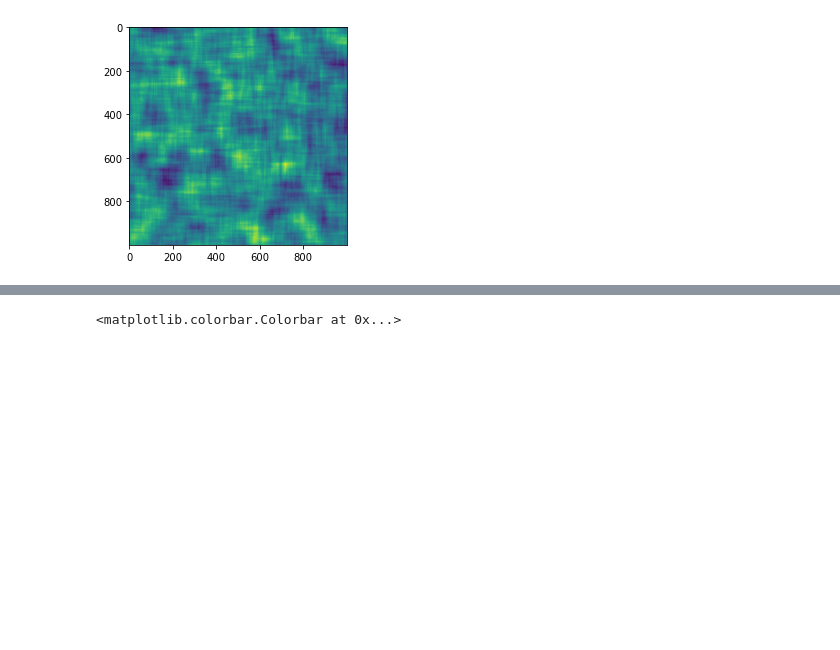
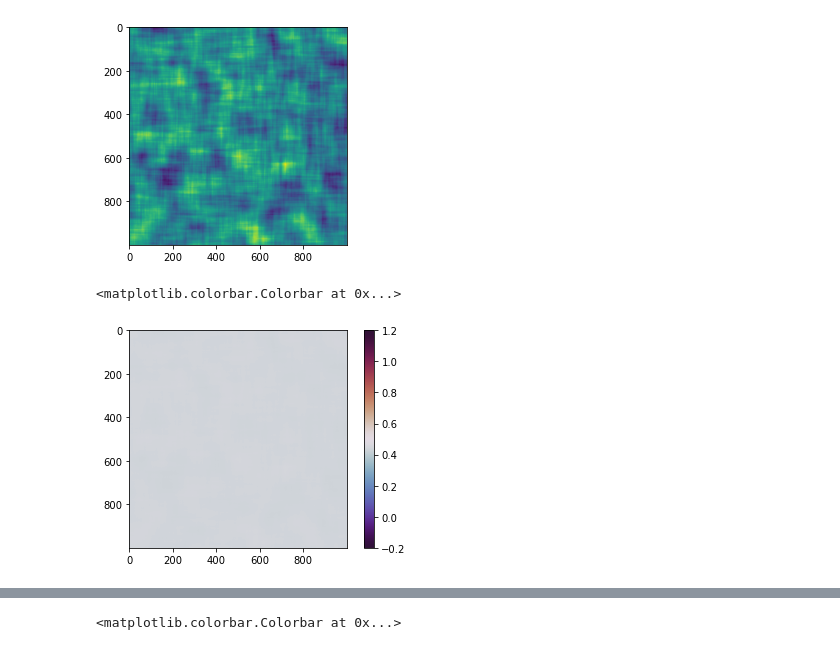
Before and after one commit to Julians42/AM205_Final_Project, a Jupyter notebook: Erode_1D.ipynb, the cells around one changed output, grey strips where cells are left out. Cells and saved outputs as stored; diff of their text form; code cells hidden in the pictures; blank space fills up the shorter version.

```diff
--- a/Erode_1D.ipynb
+++ b/Erode_1D.ipynb
@@ -127,3 +127,11 @@ plt.imshow(smoothed)
 # %% [output]
 <matplotlib.image.AxesImage at 0x...>
 [figure]
+# %%
+from matplotlib import cm
+cmap = cm.get_cmap("twilight_shifted")
+plt.imshow(smoothed, cmap=cmap, vmin=-0.2, vmax = 1.2)
+plt.colorbar()
+# %% [output]
+<matplotlib.colorbar.Colorbar at 0x...>
+[figure, added]
```
Also changed, not shown: parts of 4 cells of this notebook, 3 other files.
